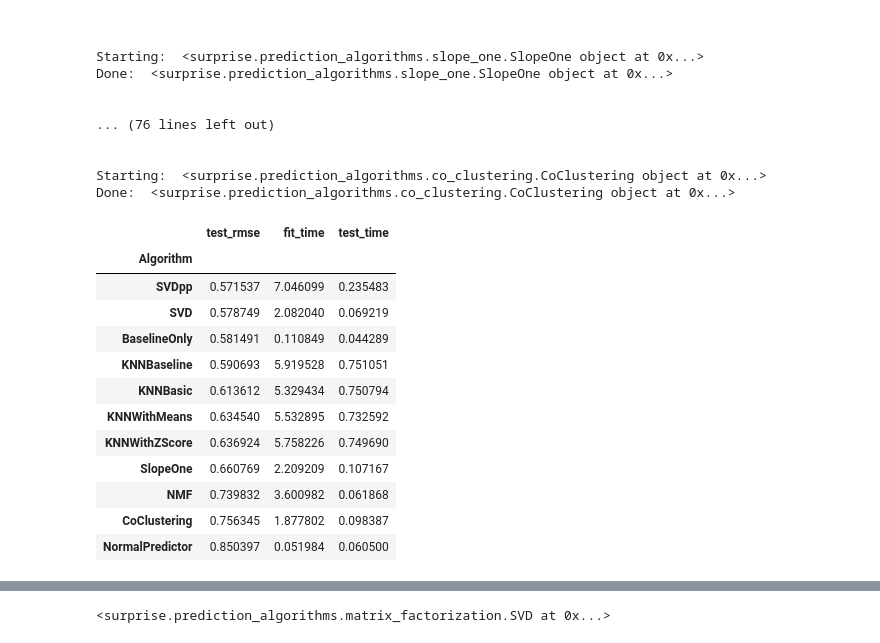
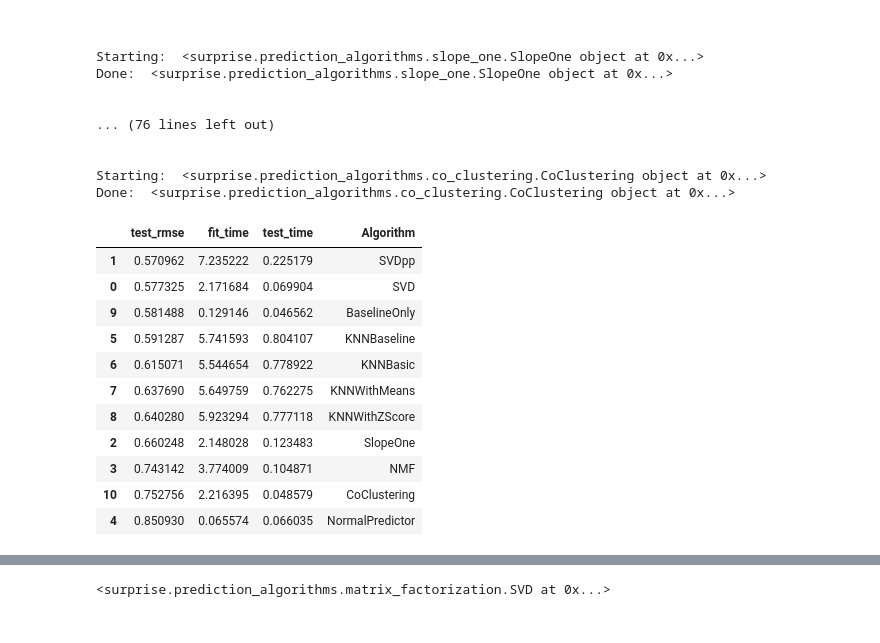
Before and after one commit to DATA-606-SPRING-2022/Jin_DATA606, a Jupyter notebook: ipynb/DATA606_Part2_CollaborativeRecommender.ipynb, the cells around one changed output, grey strips where cells are left out. Saved outputs shown, nothing was run; the diff lists cells and outputs as text; code cells hidden in the pictures.

```diff
--- a/ipynb/DATA606_Part2_CollaborativeRecommender.ipynb
+++ b/ipynb/DATA606_Part2_CollaborativeRecommender.ipynb
@@ -660,22 +660,21 @@ Done:  <surprise.prediction_algorithms.slope_one.SlopeOne object at 0x...>
 Starting:  <surprise.prediction_algorithms.co_clustering.CoClustering object at 0x...>
 Done:  <surprise.prediction_algorithms.co_clustering.CoClustering object at 0x...>
 # %%
-surprise_results = pd.DataFrame(benchmark).set_index('Algorithm').sort_values('test_rmse')
+surprise_results = pd.DataFrame(benchmark).sort_values('test_rmse')
 surprise_results
 # %% [output]
-|  | test_rmse | fit_time | test_time |
-| Algorithm |  |  |  |
-| SVDpp | 0.571537 | 7.046099 | 0.235483 |
-| SVD | 0.578749 | 2.082040 | 0.069219 |
-| BaselineOnly | 0.581491 | 0.110849 | 0.044289 |
-| KNNBaseline | 0.590693 | 5.919528 | 0.751051 |
-| KNNBasic | 0.613612 | 5.329434 | 0.750794 |
-| KNNWithMeans | 0.634540 | 5.532895 | 0.732592 |
-| KNNWithZScore | 0.636924 | 5.758226 | 0.749690 |
-| SlopeOne | 0.660769 | 2.209209 | 0.107167 |
-| NMF | 0.739832 | 3.600982 | 0.061868 |
-| CoClustering | 0.756345 | 1.877802 | 0.098387 |
-| NormalPredictor | 0.850397 | 0.051984 | 0.060500 |
+|  | test_rmse | fit_time | test_time | Algorithm |
+| 1 | 0.570962 | 7.235222 | 0.225179 | SVDpp |
+| 0 | 0.577325 | 2.171684 | 0.069904 | SVD |
+| 9 | 0.581488 | 0.129146 | 0.046562 | BaselineOnly |
+| 5 | 0.591287 | 5.741593 | 0.804107 | KNNBaseline |
+| 6 | 0.615071 | 5.544654 | 0.778922 | KNNBasic |
+| 7 | 0.637690 | 5.649759 | 0.762275 | KNNWithMeans |
+| 8 | 0.640280 | 5.923294 | 0.777118 | KNNWithZScore |
+| 2 | 0.660248 | 2.148028 | 0.123483 | SlopeOne |
+| 3 | 0.743142 | 3.774009 | 0.104871 | NMF |
+| 10 | 0.752756 | 2.216395 | 0.048579 | CoClustering |
+| 4 | 0.850930 | 0.065574 | 0.066035 | NormalPredictor |
 # %%
 param_grid = {
     "n_epochs": [10, 20, 30, 40, 50],
```
Also changed, not shown: parts of 13 cells of this notebook.
